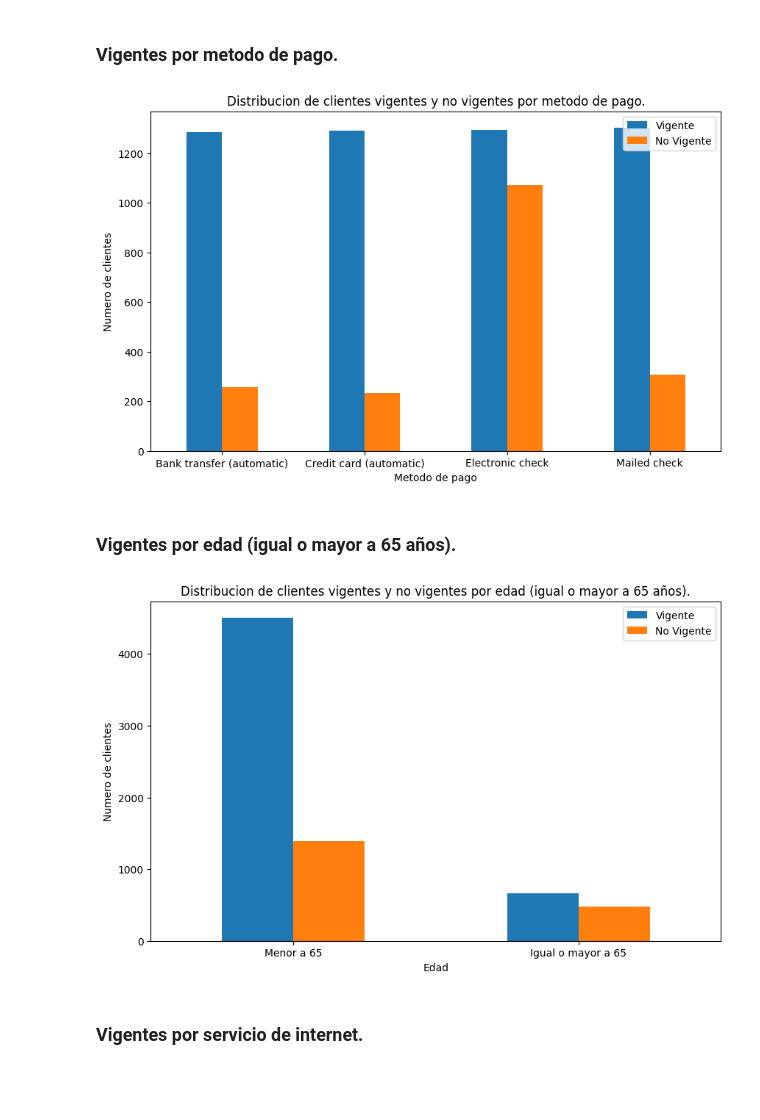
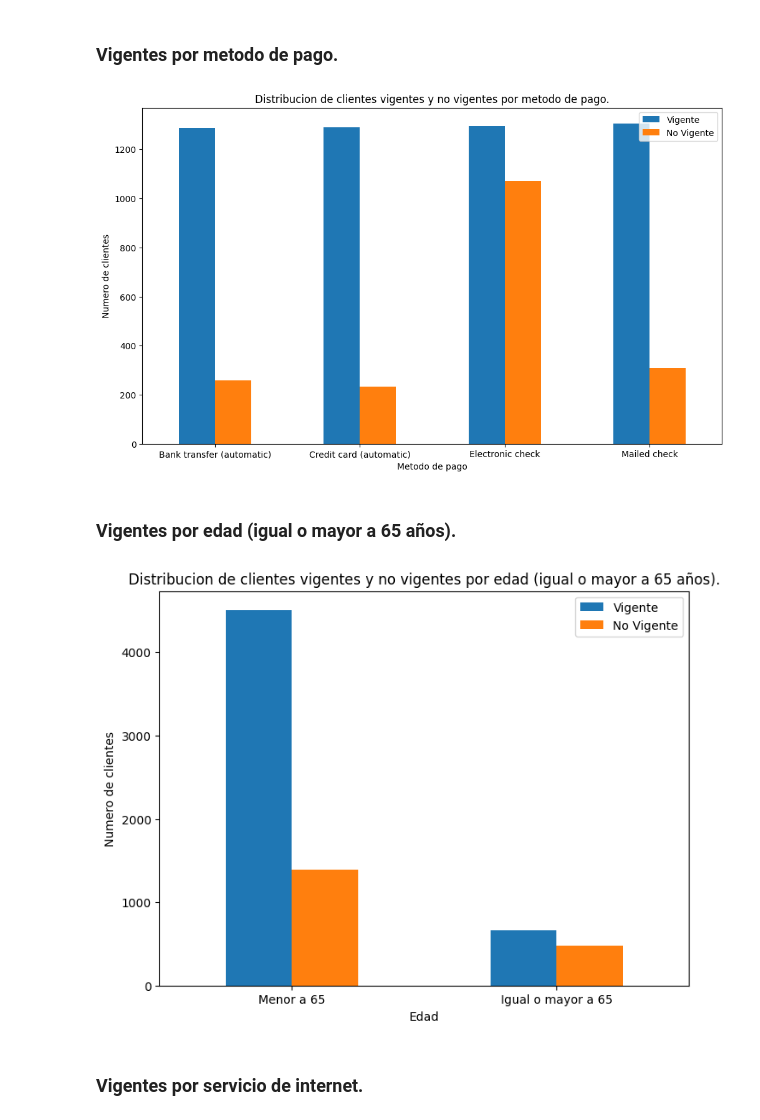
Before and after one commit to PabloVera26/TelecomXChallenge, a Jupyter notebook: TelecomX_LATAM.ipynb, the cells around one changed output. Saved outputs shown, nothing was run; the diff lists cells and outputs as text; code cells hidden in the pictures; blank space fills up the shorter version.

```diff
--- a/TelecomX_LATAM.ipynb
+++ b/TelecomX_LATAM.ipynb
@@ -307,7 +312,7 @@ plt.show()
 # %%
 vigentesMetodopago = datosNormalizado.groupby(['PaymentMethod', 'Churn']).size().unstack()
 
-ax = vigentesMetodopago.plot(kind='bar', figsize=(10, 6), rot=0)
+ax = vigentesMetodopago.plot(kind='bar', figsize=(12, 7), rot=0)
 
 ax.set_title('Distribucion de clientes vigentes y no vigentes por metodo de pago.')
 ax.set_xlabel('Metodo de pago')
@@ -316,23 +321,23 @@ ax.legend(labels=['Vigente', 'No Vigente'])
 
 plt.show()
 # %% [output]
-[figure, old version]
+[figure, new version]
 # %% [markdown]
 ### Vigentes por edad (igual o mayor a 65 años).
 # %%
 vigentesEdad = datosNormalizado.groupby(['SeniorCitizen', 'Churn']).size().unstack()
 
-ax = vigentesEdad.plot(kind='bar', figsize=(10, 6), rot=0)
+ax = vigentesEdad.plot(kind='bar', figsize=(8, 6), rot=0)
 
 ax.set_title('Distribucion de clientes vigentes y no vigentes por edad (igual o mayor a 65 años).')
 ax.set_xlabel('Edad')
 ax.set_xticklabels(['Menor a 65', 'Igual o mayor a 65'])
 ax.set_ylabel('Numero de clientes')
 ax.legend(labels=['Vigente', 'No Vigente'])
 
 plt.show()
 # %% [output]
-[figure, old version]
+[figure, new version]
 # %% [markdown]
 ### Vigentes por servicio de internet.
 # %%
```
Also changed, not shown: parts of 19 cells of this notebook.
